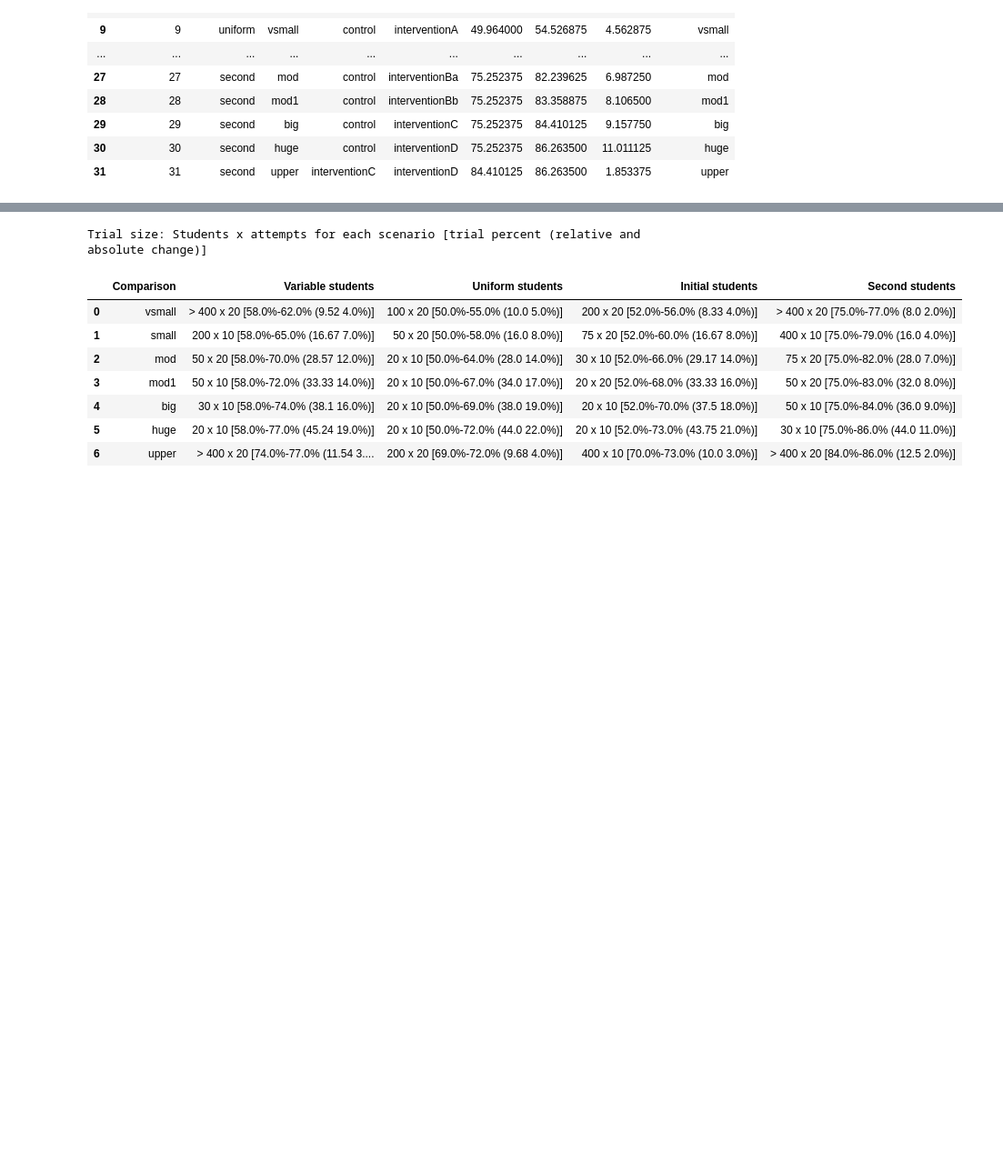
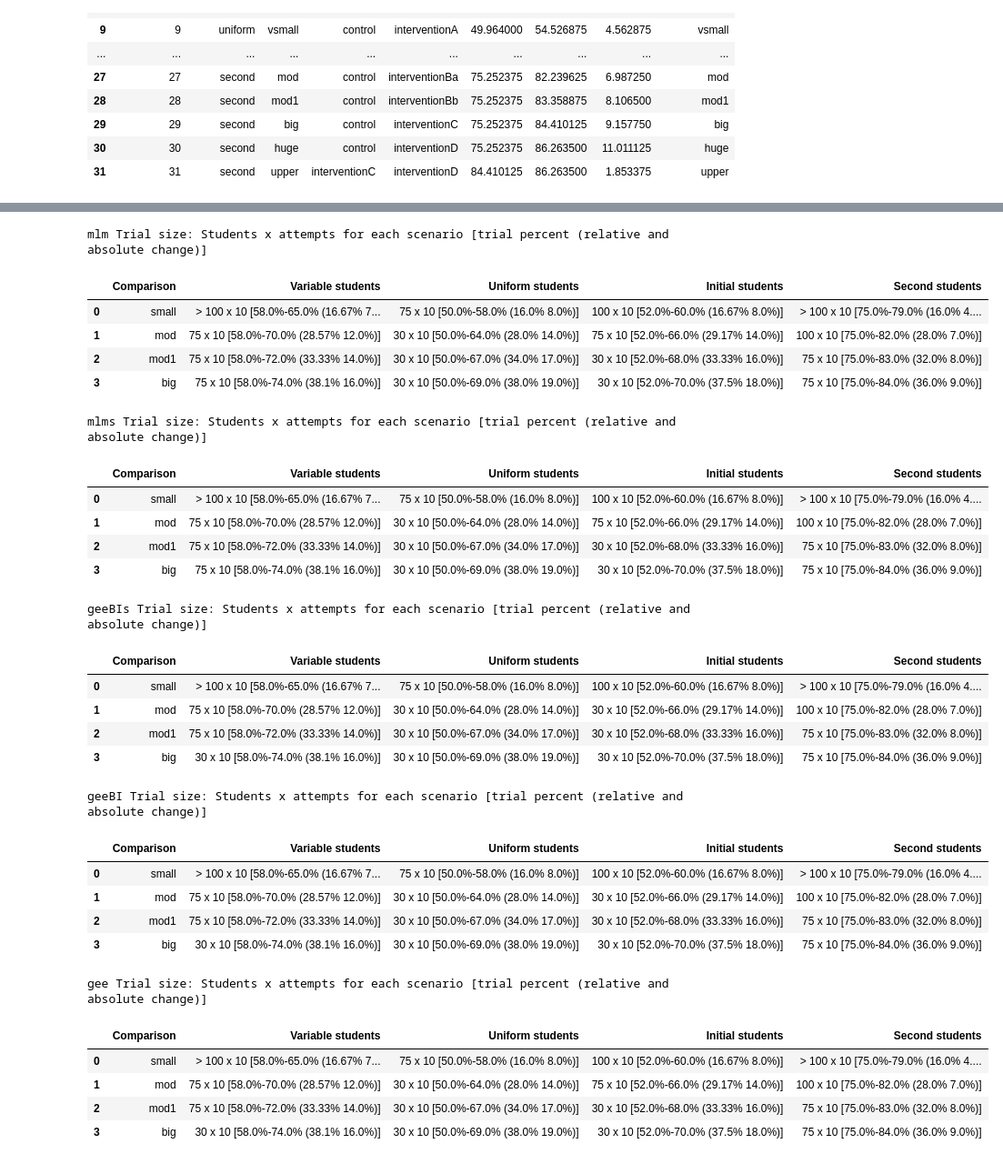
Before and after one commit to ErichBSchulz/IVCTrial, a Jupyter notebook: SimulationAnalysis.ipynb, the cells around one changed output, grey strips where cells are left out. Shown: that part at 91% size. Cells and saved outputs as stored; diff of their text form; code cells hidden in the pictures; blank space fills up the shorter version.

Commit message:
update analysis to cross tab each test

```diff
--- a/SimulationAnalysis.ipynb
+++ b/SimulationAnalysis.ipynb
@@ -8,12 +8,15 @@ import json, os.path, pickle
 import math
 # %%
 # load in the two datasets that define the results
-result = pd.read_csv(f"test10a.2.csv")
+#result = pd.read_csv(f"Version1.csv") ### This was the original numbers shown
+result = pd.read_csv(f"test10a.1.csv")
 pairs = pd.read_csv(f"downstairs_pairs.csv")
 pairs['comparision'] = pairs['pair']
 result['expected_n_attempts'] = result['students_per_group']*result['attempts_per_student']*result['trials']*2
 result['trial_size'] = result['students_per_group']+result['attempts_per_student']/100
 pre ="geeBIs" # test prefix
 power = .8 # %
-result[f'{pre}powered'] = (result[f'{pre}wrong']+result[f'{pre}ns']) / (result[f'{pre}sig']+result[f'{pre}vsig']) < (1-power)/power
+tests = [c[:-4] for c in result.columns if c.endswith('vsig')]
+for t in tests:
+    result[f'{t}powered'] = (result[f'{t}wrong']+result[f'{t}ns']) / (result[f'{t}sig']+result[f'{t}vsig']) < (1-power)/power
 result[f'powered'] = result[f'{pre}powered'] # make a generic col
@@ -48,7 +48,8 @@ result.columns: ['Unnamed: 0', 'student_set', 'comparision', 'students_per_group
 # %%
+tests = [c[:-4] for c in result.columns if c.endswith('vsig')]
 ss = result['student_set'].unique()
 cs = result['comparision'].unique()
-print(f"In these student pupulations: {ss}")
-print(f"we performed these pair comparisions : {cs}")
+print(f"In these student pupulations: {ss}, ")
+print(f"we performed these tests {tests} on these pair comparisions : {cs}")
 print("These student group sizes", list(result['students_per_group'].unique()), " and these attempt counts:", list(result['attempts_per_student'].unique()))
 # %% [output]
@@ -98,29 +130,51 @@ This is the outcome of all the simulations
 # %%
 # Summarise the data into a nice table:
-def unpack_trial_size(s,c, missing = 400.200):
+def unpack_trial_size(s,c,test, missing):
     qs = f"student_set == '{s}' and comparision == '{c}'"
-    packed = result.query(f"{qs} and powered")['trial_size'].min()
+    packed = result.query(f"{qs} and {test}powered")['trial_size'].min()
     x = missing if math.isnan(packed) else packed
     size = f"{'> ' if math.isnan(packed) else ''}{int(x)} x {round((x-int(x))*100)}"
     a, b, diff = round(pairs.query(qs)[['a','b','dif']].max(),0)
     #return f"{size} [{a}%-{b}% ({diff}%)]"
-    return f"{size} [{a}%-{b}% ({round(100*(1 - (100-b)/(100-a)),2)} {diff}%)]"
-
-x = pd.DataFrame([{'Comparison': c,
-           **{f"{s.title()} students": unpack_trial_size(s,c) for s in ss
-              for s in ss}} for c in cs if c != 'none'])
-print("Trial size: Students x attempts for each scenario [trial percent (relative and absolute change)]")
-x
+    return f"{size} [{a}%-{b}% ({round(100*(1 - (100-b)/(100-a)),2)}% {diff}%)]"
+max_trial_size = result['students_per_group'].max()+result['attempts_per_student'].max()/100
+for test in tests:
+    x = pd.DataFrame([{'Comparison': c,
+               **{f"{s.title()} students": unpack_trial_size(s,c,test,missing=max_trial_size) for s in ss
+                  for s in ss}} for c in cs if c != 'none'])
+    print(test, "Trial size: Students x attempts for each scenario [trial percent (relative and absolute change)]")
+    display(x)
 # %% [output]
-Trial size: Students x attempts for each scenario [trial percent (relative and absolute change)]
+mlm Trial size: Students x attempts for each scenario [trial percent (relative and absolute change)]
 |  | Comparison | Variable students | Uniform students | Initial students | Second students |
-| 0 | vsmall | > 400 x 20 [58.0%-62.0% (9.52 4.0%)] | 100 x 20 [50.0%-55.0% (10.0 5.0%)] | 200 x 20 [52.0%-56.0% (8.33 4.0%)] | > 400 x 20 [75.0%-77.0% (8.0 2.0%)] |
-| 1 | small | 200 x 10 [58.0%-65.0% (16.67 7.0%)] | 50 x 20 [50.0%-58.0% (16.0 8.0%)] | 75 x 20 [52.0%-60.0% (16.67 8.0%)] | 400 x 10 [75.0%-79.0% (16.0 4.0%)] |
-| 2 | mod | 50 x 20 [58.0%-70.0% (28.57 12.0%)] | 20 x 10 [50.0%-64.0% (28.0 14.0%)] | 30 x 10 [52.0%-66.0% (29.17 14.0%)] | 75 x 20 [75.0%-82.0% (28.0 7.0%)] |
-| 3 | mod1 | 50 x 10 [58.0%-72.0% (33.33 14.0%)] | 20 x 10 [50.0%-67.0% (34.0 17.0%)] | 20 x 20 [52.0%-68.0% (33.33 16.0%)] | 50 x 20 [75.0%-83.0% (32.0 8.0%)] |
-| 4 | big | 30 x 10 [58.0%-74.0% (38.1 16.0%)] | 20 x 10 [50.0%-69.0% (38.0 19.0%)] | 20 x 10 [52.0%-70.0% (37.5 18.0%)] | 50 x 10 [75.0%-84.0% (36.0 9.0%)] |
-| 5 | huge | 20 x 10 [58.0%-77.0% (45.24 19.0%)] | 20 x 10 [50.0%-72.0% (44.0 22.0%)] | 20 x 10 [52.0%-73.0% (43.75 21.0%)] | 30 x 10 [75.0%-86.0% (44.0 11.0%)] |
-| 6 | upper | > 400 x 20 [74.0%-77.0% (11.54 3.... | 200 x 20 [69.0%-72.0% (9.68 4.0%)] | 400 x 10 [70.0%-73.0% (10.0 3.0%)] | > 400 x 20 [84.0%-86.0% (12.5 2.0%)] |
+| 0 | small | > 100 x 10 [58.0%-65.0% (16.67% 7... | 75 x 10 [50.0%-58.0% (16.0% 8.0%)] | 100 x 10 [52.0%-60.0% (16.67% 8.0%)] | > 100 x 10 [75.0%-79.0% (16.0% 4.... |
+| 1 | mod | 75 x 10 [58.0%-70.0% (28.57% 12.0%)] | 30 x 10 [50.0%-64.0% (28.0% 14.0%)] | 75 x 10 [52.0%-66.0% (29.17% 14.0%)] | 100 x 10 [75.0%-82.0% (28.0% 7.0%)] |
+| 2 | mod1 | 75 x 10 [58.0%-72.0% (33.33% 14.0%)] | 30 x 10 [50.0%-67.0% (34.0% 17.0%)] | 30 x 10 [52.0%-68.0% (33.33% 16.0%)] | 75 x 10 [75.0%-83.0% (32.0% 8.0%)] |
+| 3 | big | 75 x 10 [58.0%-74.0% (38.1% 16.0%)] | 30 x 10 [50.0%-69.0% (38.0% 19.0%)] | 30 x 10 [52.0%-70.0% (37.5% 18.0%)] | 75 x 10 [75.0%-84.0% (36.0% 9.0%)] |
+mlms Trial size: Students x attempts for each scenario [trial percent (relative and absolute change)]
+|  | Comparison | Variable students | Uniform students | Initial students | Second students |
+| 0 | small | > 100 x 10 [58.0%-65.0% (16.67% 7... | 75 x 10 [50.0%-58.0% (16.0% 8.0%)] | 100 x 10 [52.0%-60.0% (16.67% 8.0%)] | > 100 x 10 [75.0%-79.0% (16.0% 4.... |
+| 1 | mod | 75 x 10 [58.0%-70.0% (28.57% 12.0%)] | 30 x 10 [50.0%-64.0% (28.0% 14.0%)] | 75 x 10 [52.0%-66.0% (29.17% 14.0%)] | 100 x 10 [75.0%-82.0% (28.0% 7.0%)] |
+| 2 | mod1 | 75 x 10 [58.0%-72.0% (33.33% 14.0%)] | 30 x 10 [50.0%-67.0% (34.0% 17.0%)] | 30 x 10 [52.0%-68.0% (33.33% 16.0%)] | 75 x 10 [75.0%-83.0% (32.0% 8.0%)] |
+| 3 | big | 75 x 10 [58.0%-74.0% (38.1% 16.0%)] | 30 x 10 [50.0%-69.0% (38.0% 19.0%)] | 30 x 10 [52.0%-70.0% (37.5% 18.0%)] | 75 x 10 [75.0%-84.0% (36.0% 9.0%)] |
+geeBIs Trial size: Students x attempts for each scenario [trial percent (relative and absolute change)]
+|  | Comparison | Variable students | Uniform students | Initial students | Second students |
+| 0 | small | > 100 x 10 [58.0%-65.0% (16.67% 7... | 75 x 10 [50.0%-58.0% (16.0% 8.0%)] | 100 x 10 [52.0%-60.0% (16.67% 8.0%)] | > 100 x 10 [75.0%-79.0% (16.0% 4.... |
+| 1 | mod | 75 x 10 [58.0%-70.0% (28.57% 12.0%)] | 30 x 10 [50.0%-64.0% (28.0% 14.0%)] | 30 x 10 [52.0%-66.0% (29.17% 14.0%)] | 100 x 10 [75.0%-82.0% (28.0% 7.0%)] |
+| 2 | mod1 | 75 x 10 [58.0%-72.0% (33.33% 14.0%)] | 30 x 10 [50.0%-67.0% (34.0% 17.0%)] | 30 x 10 [52.0%-68.0% (33.33% 16.0%)] | 75 x 10 [75.0%-83.0% (32.0% 8.0%)] |
+| 3 | big | 30 x 10 [58.0%-74.0% (38.1% 16.0%)] | 30 x 10 [50.0%-69.0% (38.0% 19.0%)] | 30 x 10 [52.0%-70.0% (37.5% 18.0%)] | 75 x 10 [75.0%-84.0% (36.0% 9.0%)] |
+geeBI Trial size: Students x attempts for each scenario [trial percent (relative and absolute change)]
+|  | Comparison | Variable students | Uniform students | Initial students | Second students |
+| 0 | small | > 100 x 10 [58.0%-65.0% (16.67% 7... | 75 x 10 [50.0%-58.0% (16.0% 8.0%)] | 100 x 10 [52.0%-60.0% (16.67% 8.0%)] | > 100 x 10 [75.0%-79.0% (16.0% 4.... |
+| 1 | mod | 75 x 10 [58.0%-70.0% (28.57% 12.0%)] | 30 x 10 [50.0%-64.0% (28.0% 14.0%)] | 30 x 10 [52.0%-66.0% (29.17% 14.0%)] | 100 x 10 [75.0%-82.0% (28.0% 7.0%)] |
+| 2 | mod1 | 75 x 10 [58.0%-72.0% (33.33% 14.0%)] | 30 x 10 [50.0%-67.0% (34.0% 17.0%)] | 30 x 10 [52.0%-68.0% (33.33% 16.0%)] | 75 x 10 [75.0%-83.0% (32.0% 8.0%)] |
+| 3 | big | 30 x 10 [58.0%-74.0% (38.1% 16.0%)] | 30 x 10 [50.0%-69.0% (38.0% 19.0%)] | 30 x 10 [52.0%-70.0% (37.5% 18.0%)] | 75 x 10 [75.0%-84.0% (36.0% 9.0%)] |
+gee Trial size: Students x attempts for each scenario [trial percent (relative and absolute change)]
+|  | Comparison | Variable students | Uniform students | Initial students | Second students |
+| 0 | small | > 100 x 10 [58.0%-65.0% (16.67% 7... | 75 x 10 [50.0%-58.0% (16.0% 8.0%)] | 100 x 10 [52.0%-60.0% (16.67% 8.0%)] | > 100 x 10 [75.0%-79.0% (16.0% 4.... |
+| 1 | mod | 75 x 10 [58.0%-70.0% (28.57% 12.0%)] | 30 x 10 [50.0%-64.0% (28.0% 14.0%)] | 75 x 10 [52.0%-66.0% (29.17% 14.0%)] | 100 x 10 [75.0%-82.0% (28.0% 7.0%)] |
+| 2 | mod1 | 75 x 10 [58.0%-72.0% (33.33% 14.0%)] | 30 x 10 [50.0%-67.0% (34.0% 17.0%)] | 30 x 10 [52.0%-68.0% (33.33% 16.0%)] | 75 x 10 [75.0%-83.0% (32.0% 8.0%)] |
+| 3 | big | 30 x 10 [58.0%-74.0% (38.1% 16.0%)] | 30 x 10 [50.0%-69.0% (38.0% 19.0%)] | 30 x 10 [52.0%-70.0% (37.5% 18.0%)] | 75 x 10 [75.0%-84.0% (36.0% 9.0%)] |
 # %%
 print("Finding powered combinations where count of NS trials is less than 80%")
 query = "comparision != 'none' and (" + ' or '.join([f"`{c}` < 20" for c in result.columns if c != 'olsns' and 'ns' in c])+")"
```
Also changed, not shown: parts of 9 cells of this notebook.
